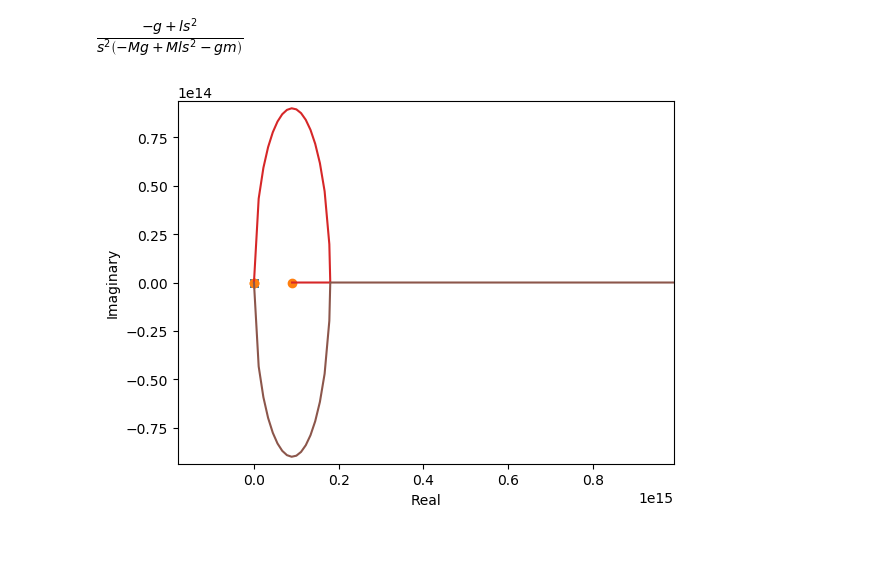
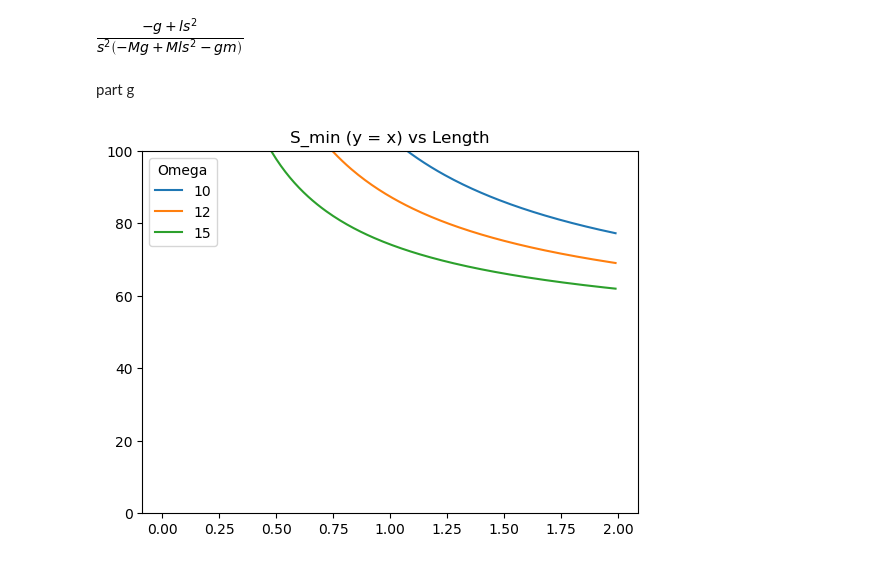
Before and after one commit to mcatee-cooper/controls-hw, a Jupyter notebook: hw1.ipynb, the cells around one changed output. Saved outputs shown, nothing was run; the diff lists cells and outputs as text; code cells hidden in the pictures.

```diff
--- a/hw1.ipynb
+++ b/hw1.ipynb
@@ -77,16 +68,28 @@ sympy.simplify((C*(s*sympy.eye(4)-A).inv()*B)[0])
 # %% [output]
 [figure]
-# %%
-m,M,g,l = 1,5,10,1
-A = np.array([[0,0,1,0],
-    [0,0,0,1],
-    [0,-m*g/M,0,0],
-    [0,(M+m)*g/M/l,0,0]])
-B = np.array([[0,0,1/M,-1/l/M]]).T
-C = np.array([[1,0,0,0]])
-D = 0
-# %%
-sys = control.ss(A,B,C,D)
-control.rlocus(sys);
-# %% [output]
-[figure, removed]
+# %% [markdown]
+part g
+# %%
+# constants
+M = 10
+m = 1
+g = 10
+# %%
+def doTheInt(z,omega):
+    def f(x):
+        return 2*z/(z**2+x**2)
+    return quad(f,0,omega)[0]
+def scalar_s_min_2(l,omega):
+    z = np.sqrt(g/l)
+    p = np.sqrt(g*(M+m)/(M*l))
+    return np.exp(np.log((p+z)/(p-z))*np.pi/doTheInt(z,omega))
+# %%
+s_min_2 = np.vectorize(scalar_s_min_2)
+# %%
+for omega in O:
+    plt.plot(L,s_min_2(L,omega),label=str(omega))
+plt.ylim(ymax=100,ymin=0)
+plt.legend(title='Omega')
+plt.title('S_min (y = x) vs Length');
+# %% [output]
+[figure, added]
```
Also changed, not shown: parts of 11 cells of this notebook.
